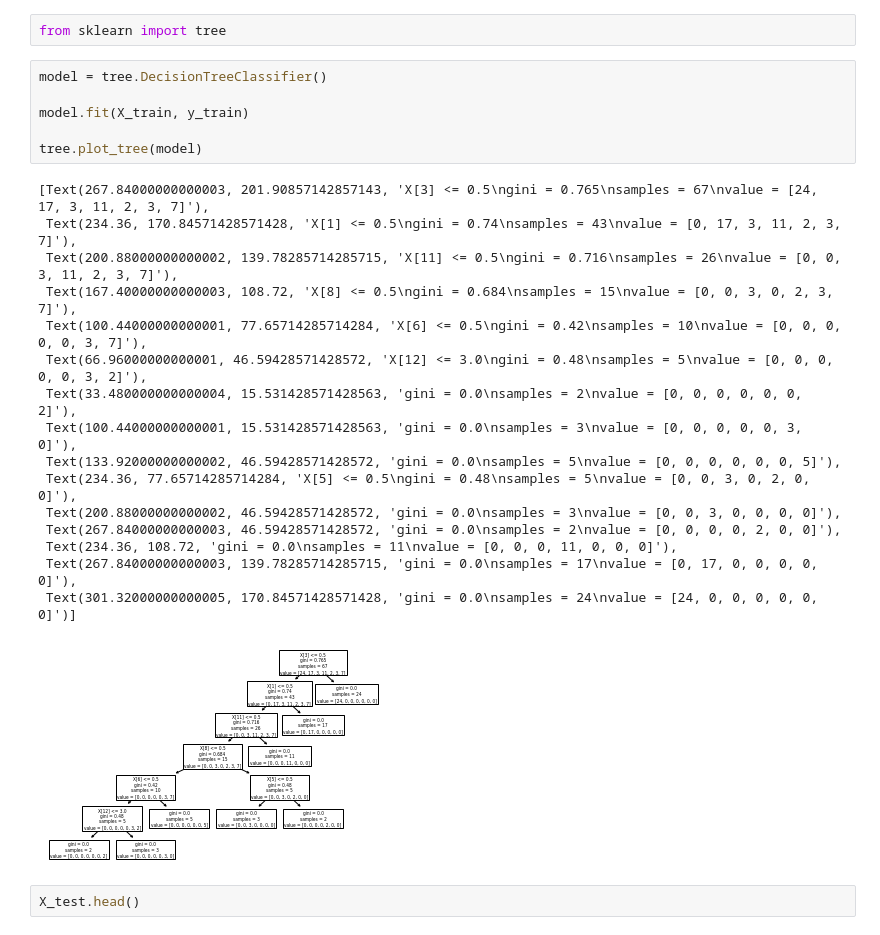
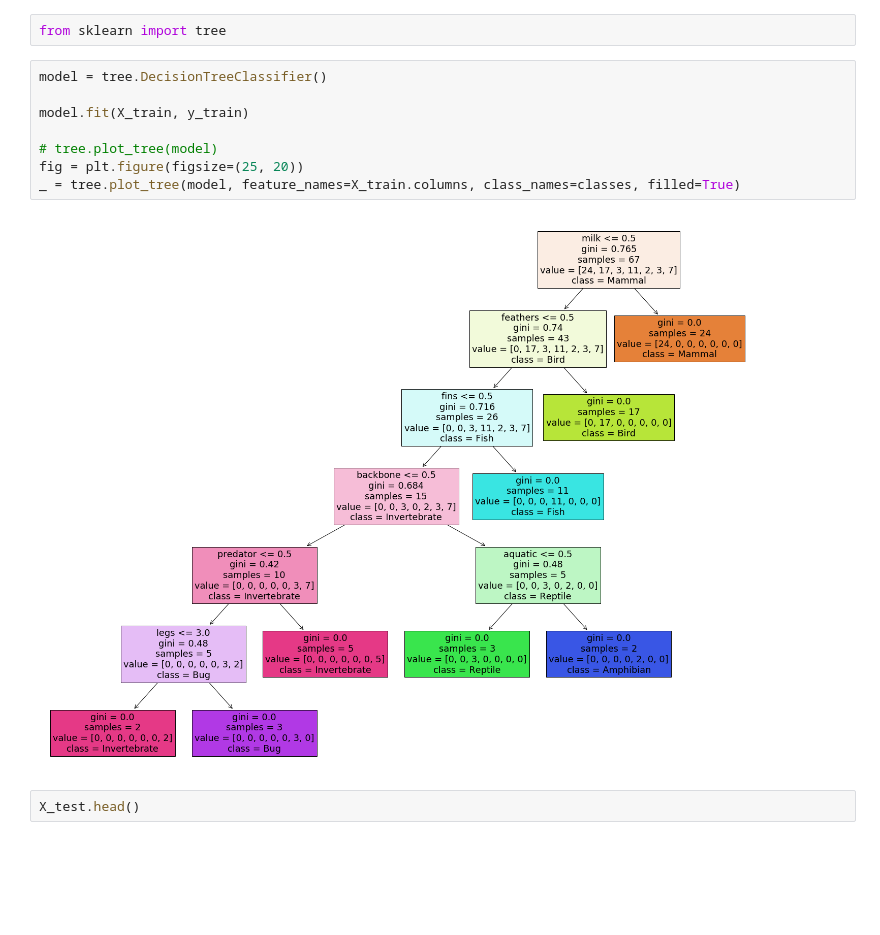
Before and after one commit to 1NT18IS076/-1NT18IS076_kaushal_B_MlLab, a Jupyter notebook: 6-12-21/Decision_trees.ipynb, the cells around one changed output. Saved outputs shown, nothing was run; the diff lists cells and outputs as text; blank space fills up the shorter version.

Commit message:
fix tree plot

```diff
--- a/6-12-21/Decision_trees.ipynb
+++ b/6-12-21/Decision_trees.ipynb
@@ -60,26 +61,13 @@ from sklearn import tree
 # %%
 model = tree.DecisionTreeClassifier()
 
 model.fit(X_train, y_train)
 
-tree.plot_tree(model)
+# tree.plot_tree(model)
+fig = plt.figure(figsize=(25, 20))
+_ = tree.plot_tree(model, feature_names=X_train.columns, class_names=classes, filled=True)
 # %% [output]
-[Text(267.84000000000003, 201.90857142857143, 'X[3] <= 0.5\ngini = 0.765\nsamples = 67\nvalue = [24, 17, 3, 11, 2, 3, 7]'),
- Text(234.36, 170.84571428571428, 'X[1] <= 0.5\ngini = 0.74\nsamples = 43\nvalue = [0, 17, 3, 11, 2, 3, 7]'),
- Text(200.88000000000002, 139.78285714285715, 'X[11] <= 0.5\ngini = 0.716\nsamples = 26\nvalue = [0, 0, 3, 11, 2, 3, 7]'),
- Text(167.40000000000003, 108.72, 'X[8] <= 0.5\ngini = 0.684\nsamples = 15\nvalue = [0, 0, 3, 0, 2, 3, 7]'),
- Text(100.44000000000001, 77.65714285714284, 'X[6] <= 0.5\ngini = 0.42\nsamples = 10\nvalue = [0, 0, 0, 0, 0, 3, 7]'),
- Text(66.96000000000001, 46.59428571428572, 'X[12] <= 3.0\ngini = 0.48\nsamples = 5\nvalue = [0, 0, 0, 0, 0, 3, 2]'),
- Text(33.480000000000004, 15.531428571428563, 'gini = 0.0\nsamples = 2\nvalue = [0, 0, 0, 0, 0, 0, 2]'),
- Text(100.44000000000001, 15.531428571428563, 'gini = 0.0\nsamples = 3\nvalue = [0, 0, 0, 0, 0, 3, 0]'),
- Text(133.92000000000002, 46.59428571428572, 'gini = 0.0\nsamples = 5\nvalue = [0, 0, 0, 0, 0, 0, 5]'),
- Text(234.36, 77.65714285714284, 'X[5] <= 0.5\ngini = 0.48\nsamples = 5\nvalue = [0, 0, 3, 0, 2, 0, 0]'),
- Text(200.88000000000002, 46.59428571428572, 'gini = 0.0\nsamples = 3\nvalue = [0, 0, 3, 0, 0, 0, 0]'),
- Text(267.84000000000003, 46.59428571428572, 'gini = 0.0\nsamples = 2\nvalue = [0, 0, 0, 0, 2, 0, 0]'),
- Text(234.36, 108.72, 'gini = 0.0\nsamples = 11\nvalue = [0, 0, 0, 11, 0, 0, 0]'),
- Text(267.84000000000003, 139.78285714285715, 'gini = 0.0\nsamples = 17\nvalue = [0, 17, 0, 0, 0, 0, 0]'),
- Text(301.32000000000005, 170.84571428571428, 'gini = 0.0\nsamples = 24\nvalue = [24, 0, 0, 0, 0, 0, 0]')]
-[figure, old version]
+[figure, new version]
 # %%
 X_test.head()
 # %% [output]
```
Also changed, not shown: parts of 1 cell of this notebook.
